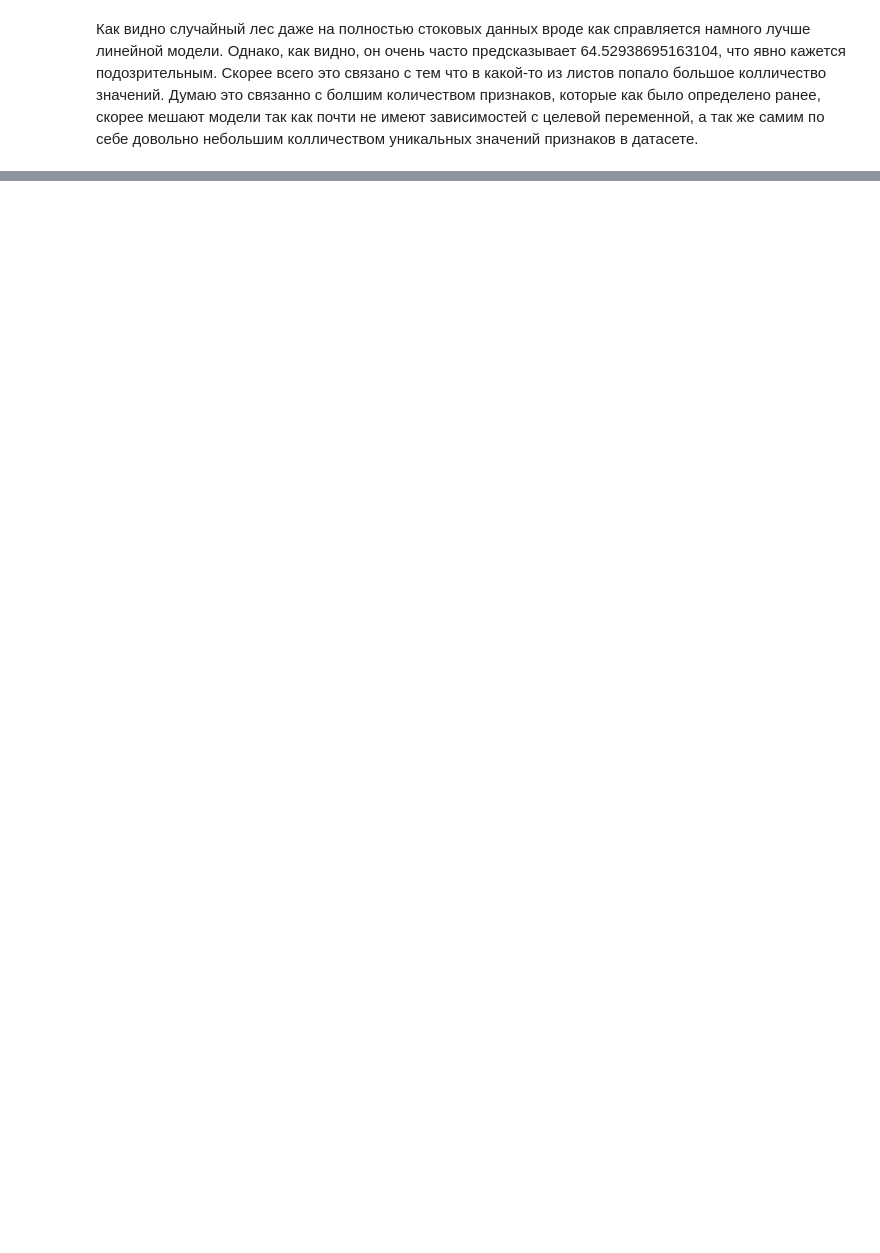
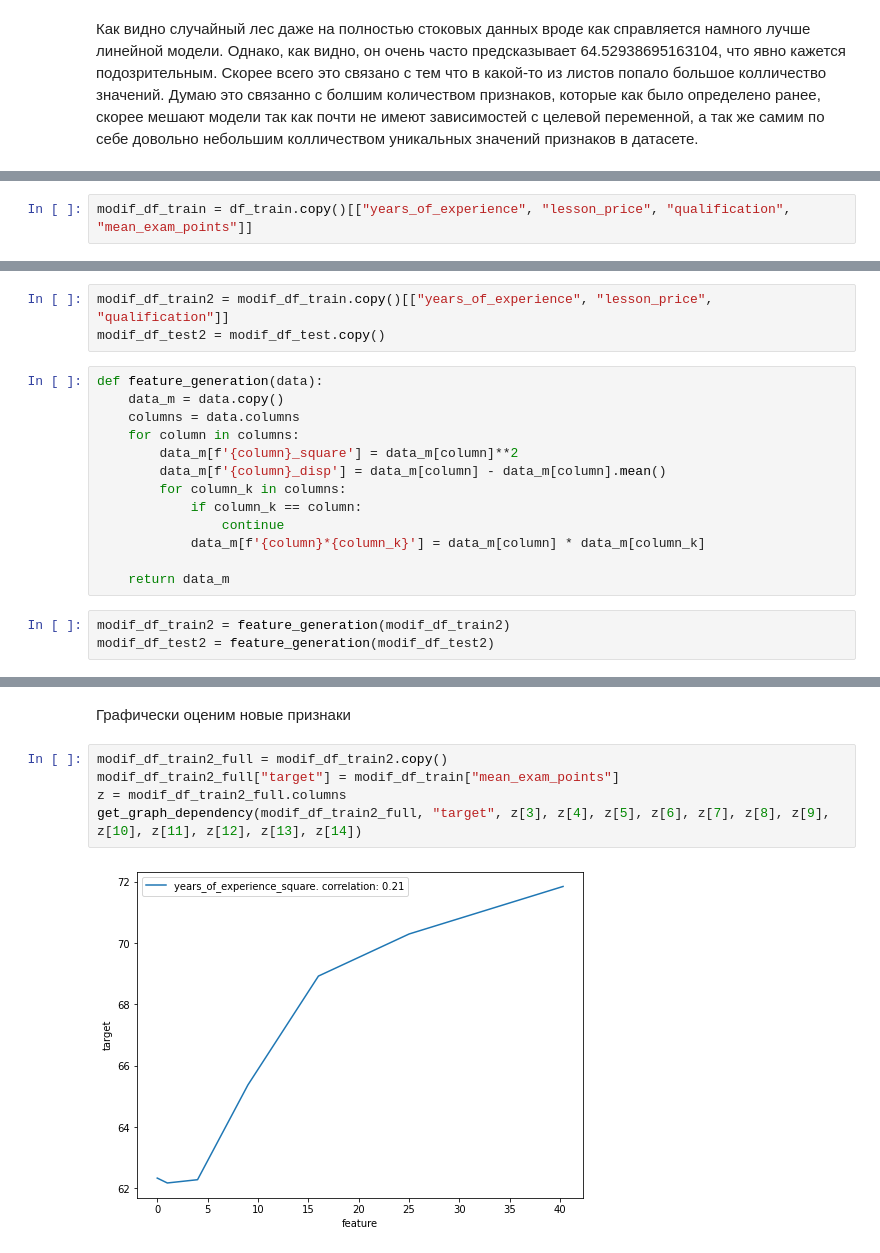
Before and after one commit to Ergney/Project-for-competition-of-Kaggle, a Jupyter notebook: Untitled.ipynb, the cells around one changed output, grey strips where cells are left out. Drawn from its saved outputs; the diff is of its cells as text; blank space fills up the shorter version.

```diff
--- a/Untitled.ipynb
+++ b/Untitled.ipynb
@@ -802,0 +829,2 @@ MSE для тестовой выборки: 58.7696266666666
+# %%
+modif_df_train = df_train.copy()[["years_of_experience", "lesson_price", "qualification", "mean_exam_points"]]
@@ -802,0 +939,19 @@ MSE для тестовой выборки: 58.7696266666666
+# %%
+modif_df_train2 = modif_df_train.copy()[["years_of_experience", "lesson_price", "qualification"]]
+modif_df_test2 = modif_df_test.copy()
+# %%
+def feature_generation(data):
+    data_m = data.copy()
+    columns = data.columns
+    for column in columns:
+        data_m[f'{column}_square'] = data_m[column]**2
+        data_m[f'{column}_disp'] = data_m[column] - data_m[column].mean()
+        for column_k in columns:
+            if column_k == column:
+                continue
+            data_m[f'{column}*{column_k}'] = data_m[column] * data_m[column_k]
+
+    return data_m
+# %%
+modif_df_train2 = feature_generation(modif_df_train2)
+modif_df_test2 = feature_generation(modif_df_test2)
@@ -802,0 +974,9 @@ MSE для тестовой выборки: 58.7696266666666
+# %% [markdown]
+Графически оценим новые признаки
+# %%
+modif_df_train2_full = modif_df_train2.copy()
+modif_df_train2_full["target"] = modif_df_train["mean_exam_points"]
+z = modif_df_train2_full.columns
+get_graph_dependency(modif_df_train2_full, "target", z[3], z[4], z[5], z[6], z[7], z[8], z[9], z[10], z[11], z[12], z[13], z[14])
+# %% [output]
+[figure, added]
```
Also changed, not shown: parts of 41 cells of this notebook, 1 other file.
